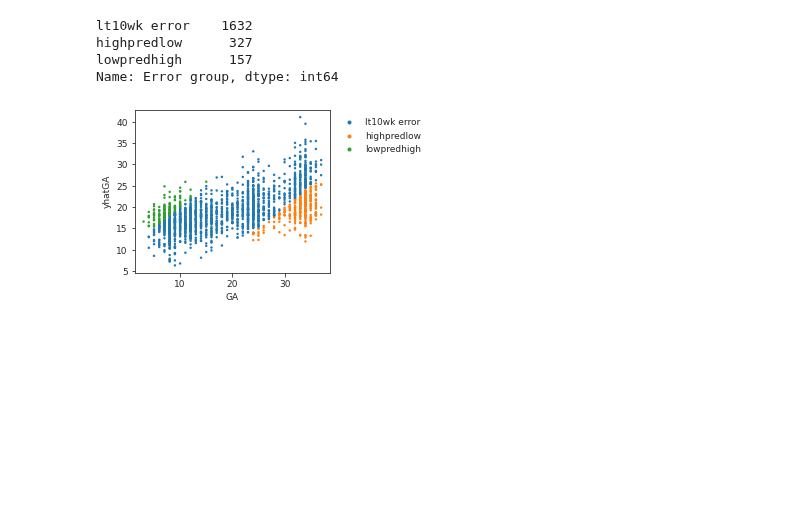
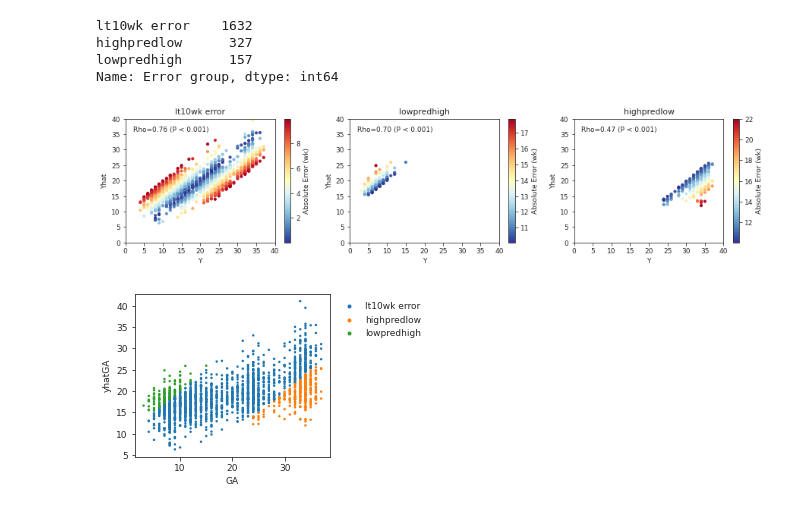
Before and after one commit to nealgravindra/wearables, a Jupyter notebook: notebooks/ITRerror_analysis.ipynb, the cells around one changed output. Drawn from its saved outputs; the diff is of its cells as text; code cells hidden in the pictures; blank space fills up the shorter version.

```diff
--- a/notebooks/ITRerror_analysis.ipynb
+++ b/notebooks/ITRerror_analysis.ipynb
@@ -130,6 +146,29 @@ lt10wk error    1632
 highpredlow      327
 lowpredhigh      157
 Name: Error group, dtype: int64
+# %%
+fig, ax = plt.subplots(1, 3, figsize=(15, 3))
+
+for i, g in enumerate(['lt10wk error', 'lowpredhigh', 'highpredlow']):
+    dt = md.loc[md['Error group']==g, :]
+    im = ax[i].scatter(dt['GA'], dt['yhatGA'], c=dt['Absolute Error'], s=10, cmap='RdYlBu_r', rasterized=True)
+    cbar = fig.colorbar(im, ax=ax[i])
+    cbar.set_label('Absolute Error (wk)')
+    ax[i].set_title(g)
+    ax[i].set_xlabel('Y')
+    ax[i].set_ylabel('Yhat')
+    ax[i].set_xlim([0, 40])
+    ax[i].set_ylim([0, 40])
+    ax[i].set_xticks(ax[i].get_yticks())
+    rho, p = correlation(dt['GA'], dt['yhatGA'], method='spearman')
+    ax[i].text(0.05, 0.9, 'Rho={:.2f} (P < 0.001)'.format(rho) if p < 0.001 else 'Rho={:.2f} (P={:.1e})'.format(rho, p), transform=ax[i].transAxes)
+
+if savefigs:
+    fig.savefig('/home/ngr4/project/wearables/results/ITRerror_analysis_error_train_perErrorGroup.png',
+                bbox_inches='tight', dpi=600)
+    savefigs = False
+# %% [output]
+[figure, added]
 # %%
 savefigs = True
 # %%
```
Also changed, not shown: parts of 2 cells of this notebook, 1 other file.
